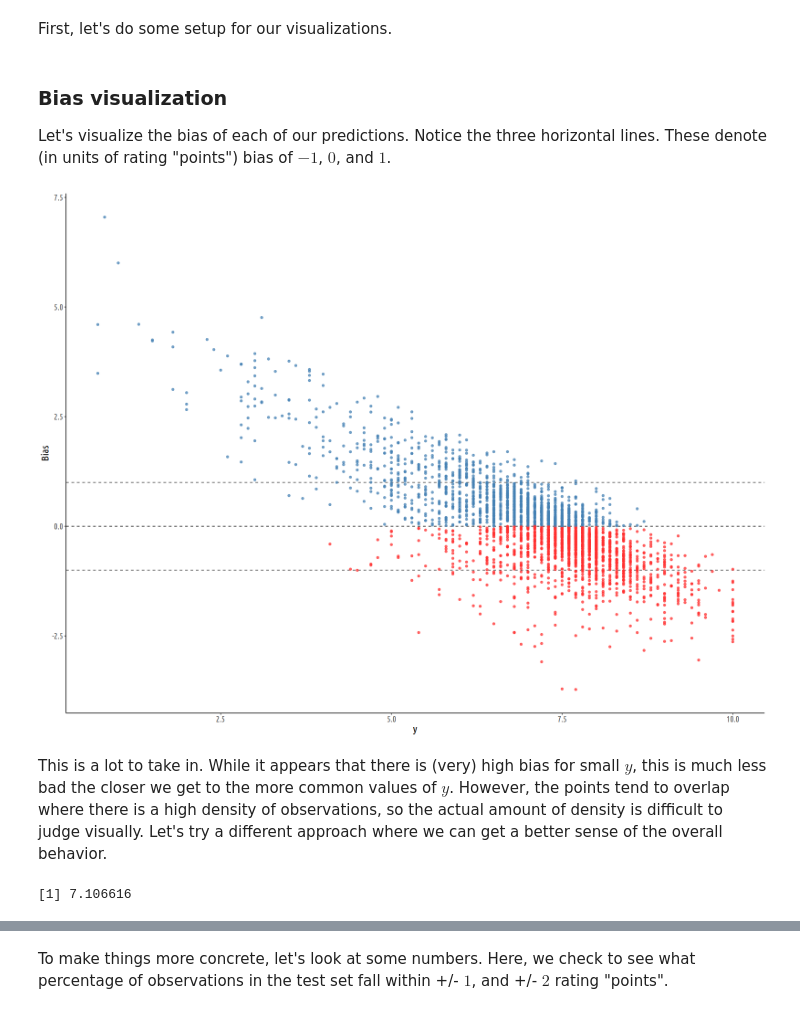
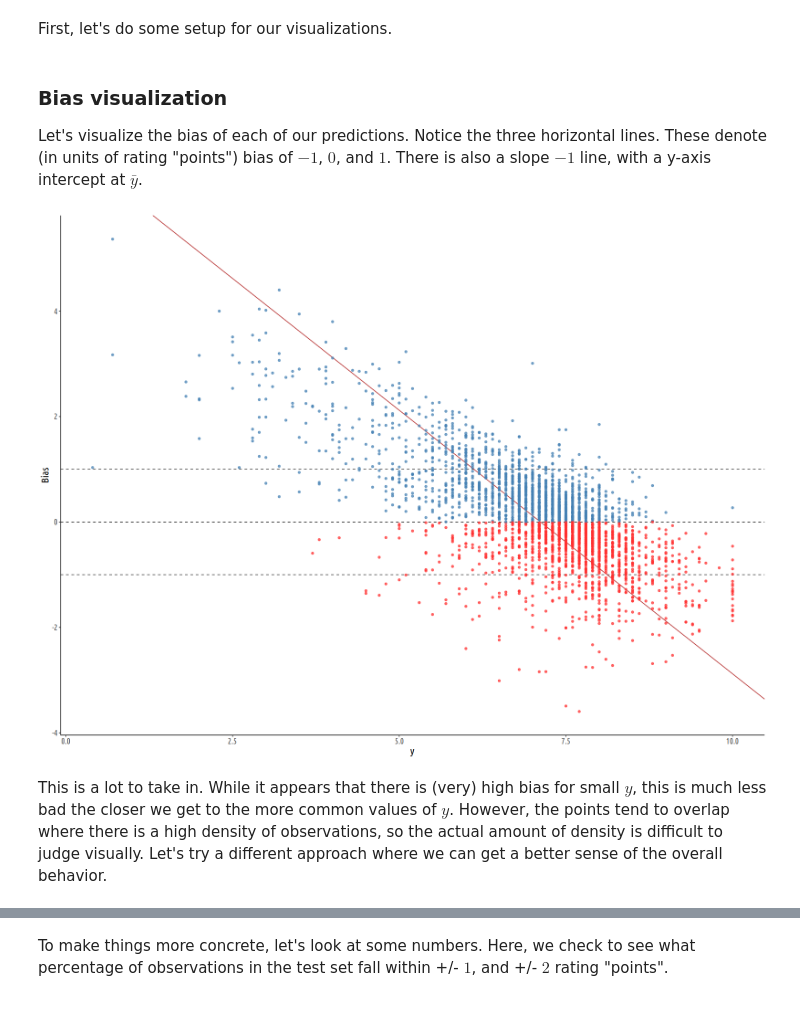
Before and after one commit to cjc77/nlp-projects, a Jupyter notebook: notebooks_pitchfork_ratings/04_fit_analysis.ipynb, the cells around one changed output, grey strips where cells are left out. Saved outputs shown, nothing was run; the diff lists cells and outputs as text; code cells hidden in the pictures.

```diff
--- a/notebooks_pitchfork_ratings/04_fit_analysis.ipynb
+++ b/notebooks_pitchfork_ratings/04_fit_analysis.ipynb
@@ -108,34 +108,31 @@ options(repr.plot.width = 16, repr.plot.height = 12, repr.plot.res = 100)
 # %% [markdown]
 ### Bias visualization
 
-Let's visualize the bias of each of our predictions. Notice the three horizontal lines. These denote (in units of rating "points") bias of $-1$, $0$, and $1$.
+Let's visualize the bias of each of our predictions. Notice the three horizontal lines. These denote (in units of rating "points") bias of $-1$, $0$, and $1$. There is also a slope $-1$ line, with a y-axis intercept at $\bar{y}$.
 # %%
 plt <- error_df %>%
     mutate(
         sign = as_factor(ifelse(bias > 0, "pos", "neg")),
     ) %>%
     ggplot() +
     geom_hline(aes(yintercept = 0.0), linetype = "dashed", color = "gray0") +
     geom_hline(aes(yintercept = -1.0), linetype = "dashed", color = "gray25") +
     geom_hline(aes(yintercept = 1.0), linetype = "dashed", color = "gray25") +
+    geom_abline(slope = -1, intercept = results_df %>% pull(y) %>% mean(), color="firebrick") +
     geom_point(aes(x = y, y = bias, color = sign), alpha = 0.75) +
     scale_color_manual(values = sign_colors)
 
 plt <- plt %>%
     set_theme_elements() +
     guides(color = "none") +
     xlab("y") +
     ylab("Bias")
 
 plt
 # %% [output]
-[figure, old version]
+[figure, new version]
 # %% [markdown]
 This is a lot to take in. While it appears that there is (very) high bias for small $y$, this is much less bad the closer we get to the more common values of $y$. However, the points tend to overlap where there is a high density of observations, so the actual amount of density is difficult to judge visually. Let's try a different approach where we can get a better sense of the overall behavior.
-# %%
-results_df %>% pull(y) %>% mean()
-# %% [output]
-[1] 7.106616
 # %%
 plt <- error_summary_df %>%
     mutate(
```
Also changed, not shown: parts of 13 cells of this notebook, 4 other files.
